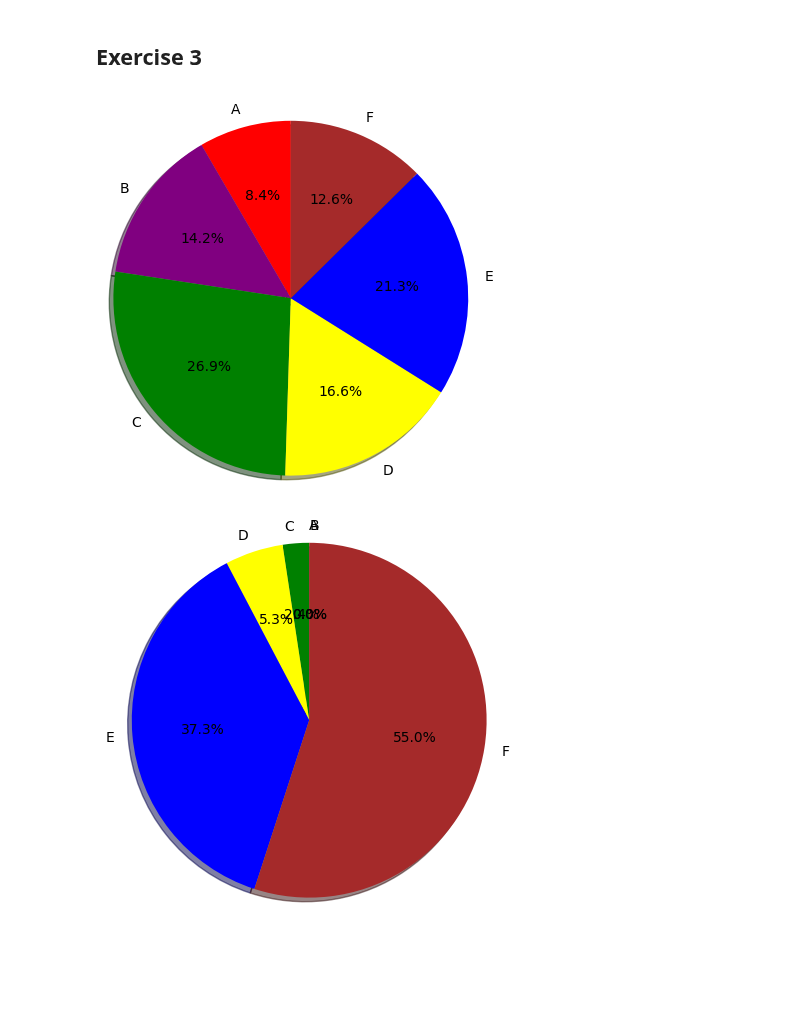
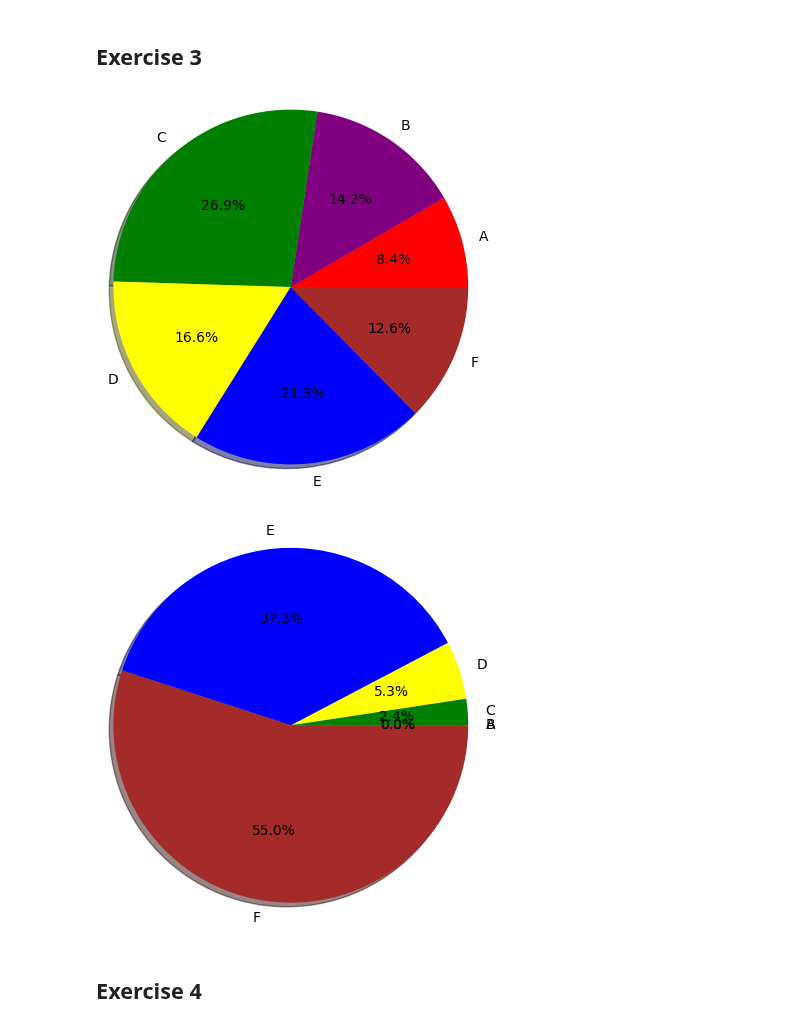
Before and after one commit to Danneftw1/Python-Daniel-Nilsson, a Jupyter notebook: Exercises/Exercises-08.ipynb, the cells around one changed output. Saved outputs shown, nothing was run; the diff lists cells and outputs as text; code cells hidden in the pictures; blank space fills up the shorter version.

```diff
--- a/Exercises/Exercises-08.ipynb
+++ b/Exercises/Exercises-08.ipynb
@@ -111,30 +111,32 @@ with open("../data/NPvt19Ma2C.txt", "r") as NPc:
 
     colors = ['red','purple','green','yellow','blue','brown']
 
-    plt.pie(gradehelp, labels = grades_c, colors = colors, startangle=90,
+    plt.pie(gradehelp, labels = grades_c, colors = colors, startangle=0,
             shadow = True, radius = 1.2, autopct= '%1.1f%%')
     plt.show()
 # %% [output]
-[figure, old version]
+[figure, new version]
 # %%
 import matplotlib.pyplot as plt
 
 gradehelp = []
 grades_a = []
 
 with open("../data/NPvt19Ma2A.txt", "r") as NPa:
     for line in NPa:
         Data = [i for i in line.split()]
         grades_a.append(Data[0])
         New_Data = [j for j in Data[1].split('%')]
 
         gradehelp.append(New_Data[0])
 
 
     colors = ['red','purple','green','yellow','blue','brown']
 
-    plt.pie(gradehelp, labels = grades_a, colors = colors, startangle=90,
+    plt.pie(gradehelp, labels = grades_a, colors = colors, startangle=0,
             shadow = True, radius = 1.2, autopct= '%1.1f%%')
     plt.show()
 # %% [output]
-[figure, old version]
+[figure, new version]
+# %% [markdown]
+## Exercise 4
```
Also changed, not shown: parts of 1 cell of this notebook, 5 other files.
